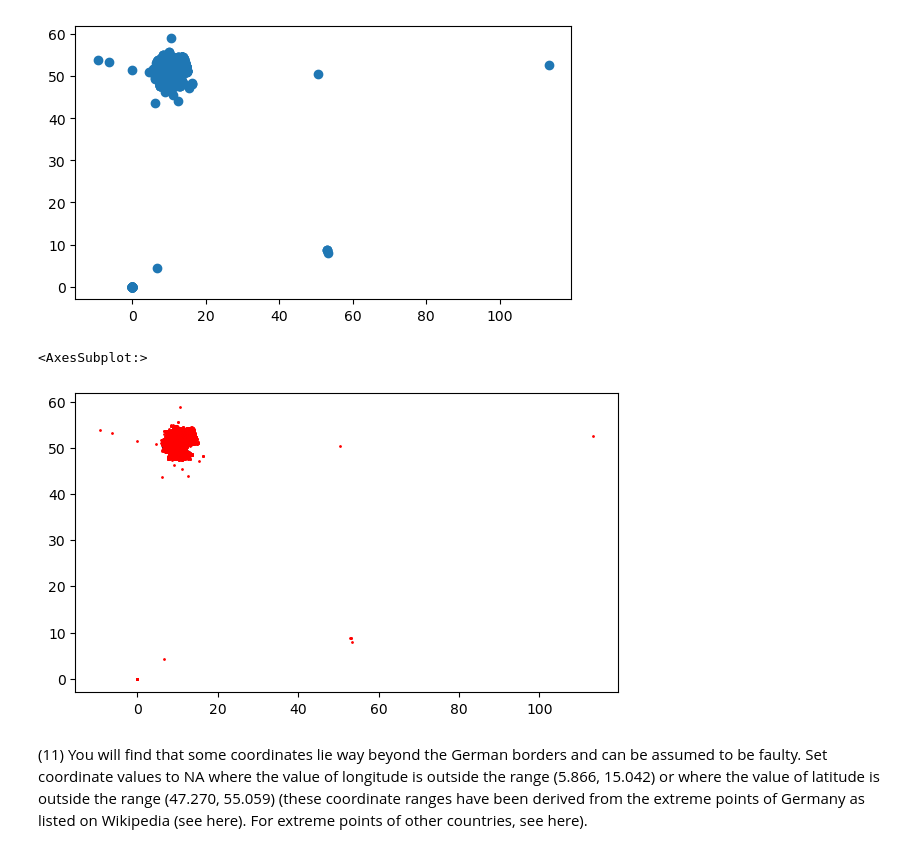
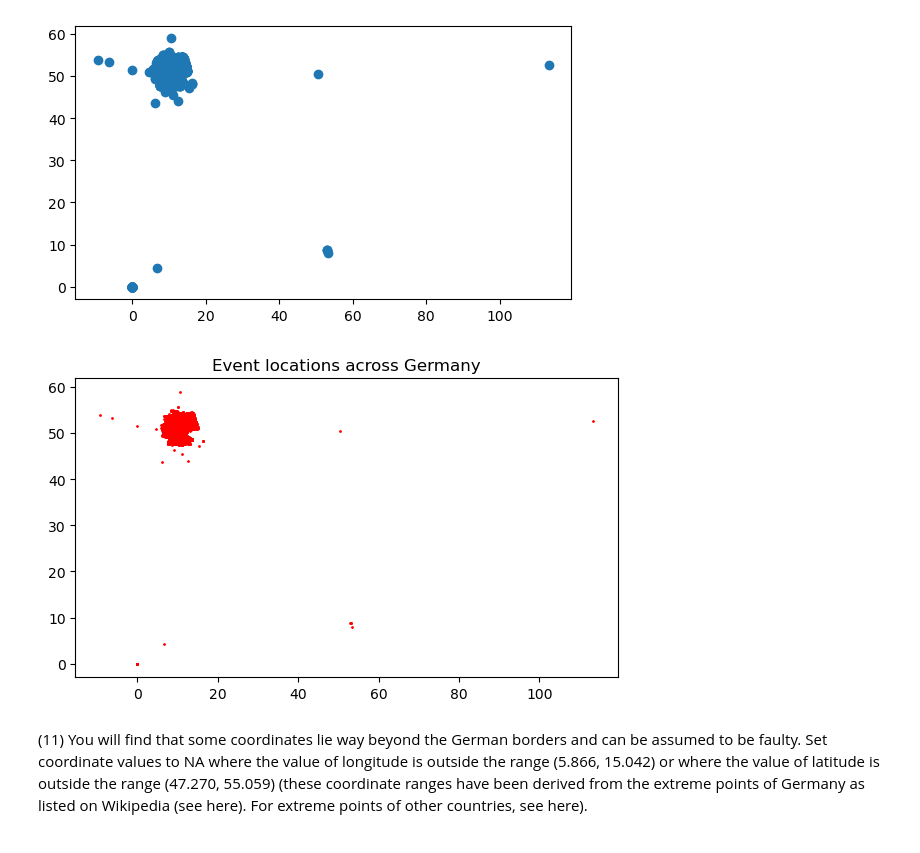
Before and after one commit to chrisfor97/Assignment05cf, a Jupyter notebook: Forschner_Christopher_Assignment05_Python.ipynb, the cells around one changed output. Cells and saved outputs as stored; diff of their text form; code cells hidden in the pictures.

```diff
--- a/Forschner_Christopher_Assignment05_Python.ipynb
+++ b/Forschner_Christopher_Assignment05_Python.ipynb
@@ -351,16 +351,19 @@ geo_df.plot()
 # %%
 fig,ax=plt.subplots(figsize=(7,7))
 
 # get a base map of Germany
 map = gpd.read_file(gpd.datasets.get_path("naturalearth_lowres"))
 map = map[map.name == "Germany"]
 # plot the map
 map.plot(ax = ax, color='grey',alpha=1,linewidth=1,cmap='cividis',zorder=1)
 # add geodata to to the map
 geo_df.plot(ax=ax,color='red',markersize=1,zorder=2)
+#add title
+plt.title('Event locations across Germany')
+
+plt.show()
 # %% [output]
-<AxesSubplot:>
-[figure, old version]
+[figure, new version]
 # %% [markdown]
 (11) You will find that some coordinates lie way beyond the German borders and can be assumed to be faulty.
 Set coordinate values to NA where the value of longitude is outside the range (5.866, 15.042) or
```
Also changed, not shown: parts of 3 cells of this notebook, 2 other files.
